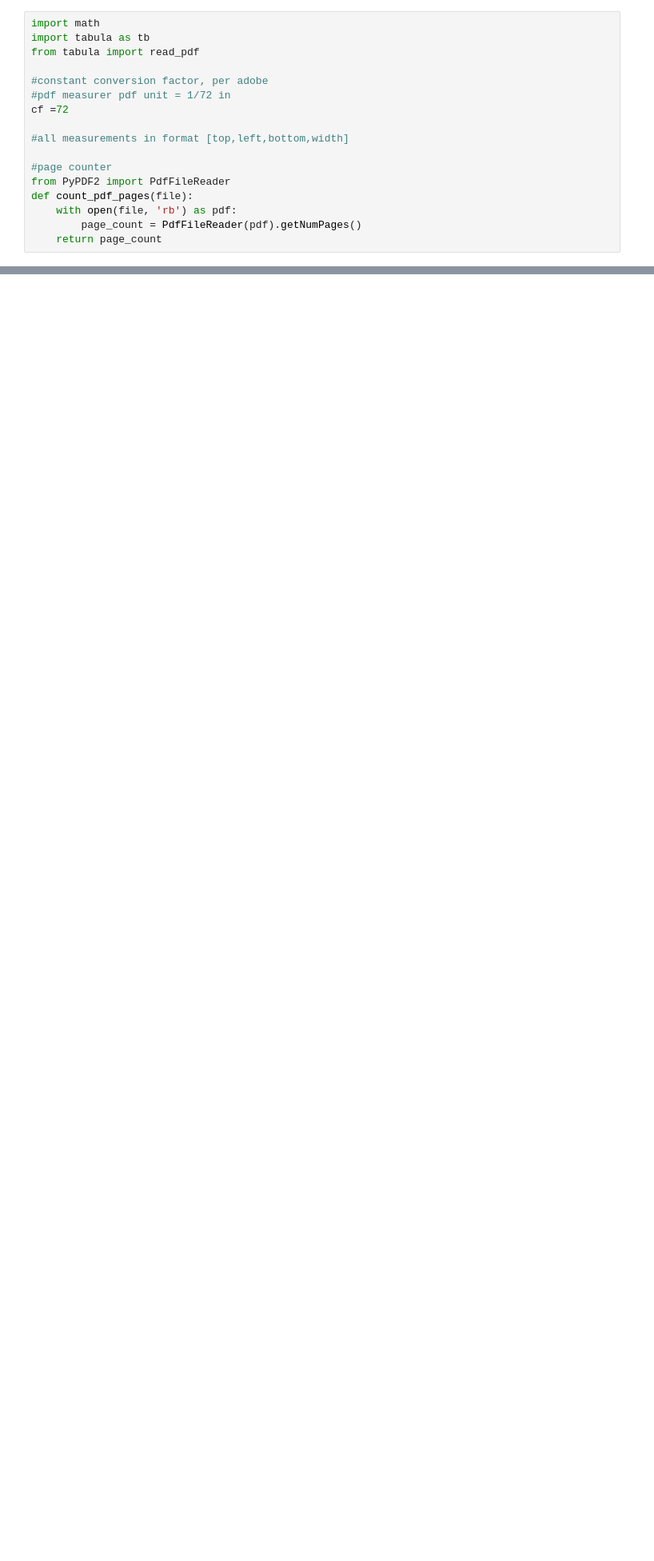
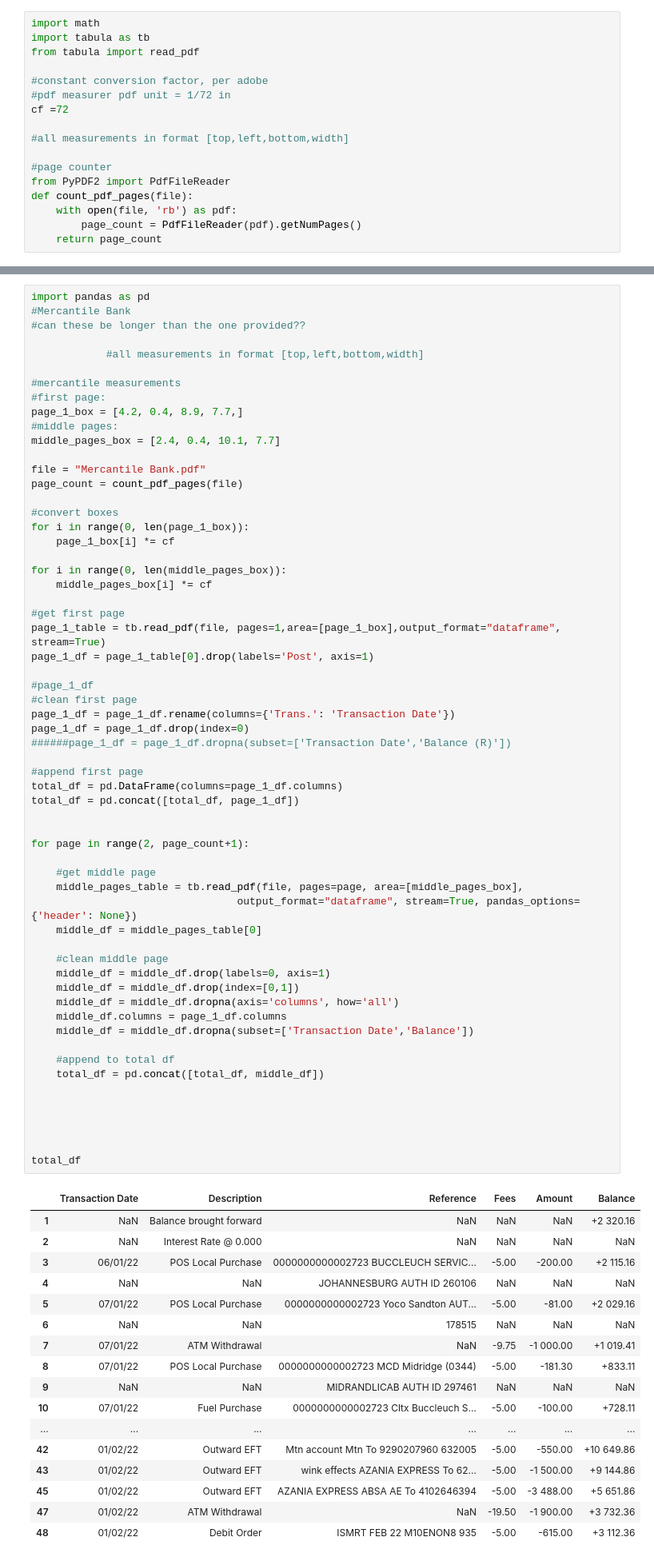
Before and after one commit to michaelwoodard421/SA-Bank-Statement-Scanner, a Jupyter notebook: PDF Scanner.ipynb, the cells around one changed output, grey strips where cells are left out. Shown at 80% size. Cells and saved outputs as stored; diff of their text form; blank space fills up the shorter version.

Commit message:
Mercantile rough finished

```diff
--- a/PDF Scanner.ipynb
+++ b/PDF Scanner.ipynb
@@ -95,3 +96,81 @@ total_df
+# %%
+import pandas as pd
+#Mercantile Bank
+#can these be longer than the one provided??
+
+            #all measurements in format [top,left,bottom,width]
+
+#mercantile measurements
+#first page:
+page_1_box = [4.2, 0.4, 8.9, 7.7,]
+#middle pages:
+middle_pages_box = [2.4, 0.4, 10.1, 7.7]
+
+file = "Mercantile Bank.pdf"
+page_count = count_pdf_pages(file)
+
+#convert boxes
+for i in range(0, len(page_1_box)):
+    page_1_box[i] *= cf
+
+for i in range(0, len(middle_pages_box)):
+    middle_pages_box[i] *= cf
+
+#get first page
+page_1_table = tb.read_pdf(file, pages=1,area=[page_1_box],output_format="dataframe", stream=True)
+page_1_df = page_1_table[0].drop(labels='Post', axis=1)
+
+#page_1_df
+#clean first page
+page_1_df = page_1_df.rename(columns={'Trans.': 'Transaction Date'})
+page_1_df = page_1_df.drop(index=0)
+######page_1_df = page_1_df.dropna(subset=['Transaction Date','Balance (R)'])
+
+#append first page
+total_df = pd.DataFrame(columns=page_1_df.columns)
+total_df = pd.concat([total_df, page_1_df])
+
+
+for page in range(2, page_count+1):
+
+    #get middle page
+    middle_pages_table = tb.read_pdf(file, pages=page, area=[middle_pages_box],
+                                 output_format="dataframe", stream=True, pandas_options={'header': None})
+    middle_df = middle_pages_table[0]
+
+    #clean middle page
+    middle_df = middle_df.drop(labels=0, axis=1)
+    middle_df = middle_df.drop(index=[0,1])
+    middle_df = middle_df.dropna(axis='columns', how='all')
+    middle_df.columns = page_1_df.columns
+    middle_df = middle_df.dropna(subset=['Transaction Date','Balance'])
+
+    #append to total df
+    total_df = pd.concat([total_df, middle_df])
+
+
+
+
+
+total_df
+# %% [output]
+|  | Transaction Date | Description | Reference | Fees | Amount | Balance |
+| 1 | NaN | Balance brought forward | NaN | NaN | NaN | +2 320.16 |
+| 2 | NaN | Interest Rate @ 0.000 | NaN | NaN | NaN | NaN |
+| 3 | 06/01/22 | POS Local Purchase | 0000000000002723 BUCCLEUCH SERVIC... | -5.00 | -200.00 | +2 115.16 |
+| 4 | NaN | NaN | JOHANNESBURG AUTH ID 260106 | NaN | NaN | NaN |
+| 5 | 07/01/22 | POS Local Purchase | 0000000000002723 Yoco Sandton AUT... | -5.00 | -81.00 | +2 029.16 |
+| 6 | NaN | NaN | 178515 | NaN | NaN | NaN |
+| 7 | 07/01/22 | ATM Withdrawal | NaN | -9.75 | -1 000.00 | +1 019.41 |
+| 8 | 07/01/22 | POS Local Purchase | 0000000000002723 MCD Midridge (0344) | -5.00 | -181.30 | +833.11 |
+| 9 | NaN | NaN | MIDRANDLICAB AUTH ID 297461 | NaN | NaN | NaN |
+| 10 | 07/01/22 | Fuel Purchase | 0000000000002723 Cltx Buccleuch S... | -5.00 | -100.00 | +728.11 |
+| ... | ... | ... | ... | ... | ... | ... |
+| 42 | 01/02/22 | Outward EFT | Mtn account Mtn To 9290207960 632005 | -5.00 | -550.00 | +10 649.86 |
+| 43 | 01/02/22 | Outward EFT | wink effects AZANIA EXPRESS To 62... | -5.00 | -1 500.00 | +9 144.86 |
+| 45 | 01/02/22 | Outward EFT | AZANIA EXPRESS ABSA AE To 4102646394 | -5.00 | -3 488.00 | +5 651.86 |
+| 47 | 01/02/22 | ATM Withdrawal | NaN | -19.50 | -1 900.00 | +3 732.36 |
+| 48 | 01/02/22 | Debit Order | ISMRT FEB 22 M10ENON8 935 | -5.00 | -615.00 | +3 112.36 |
 # %%
 import pandas as pd
 
```
Also changed, not shown: parts of 1 cell of this notebook.
